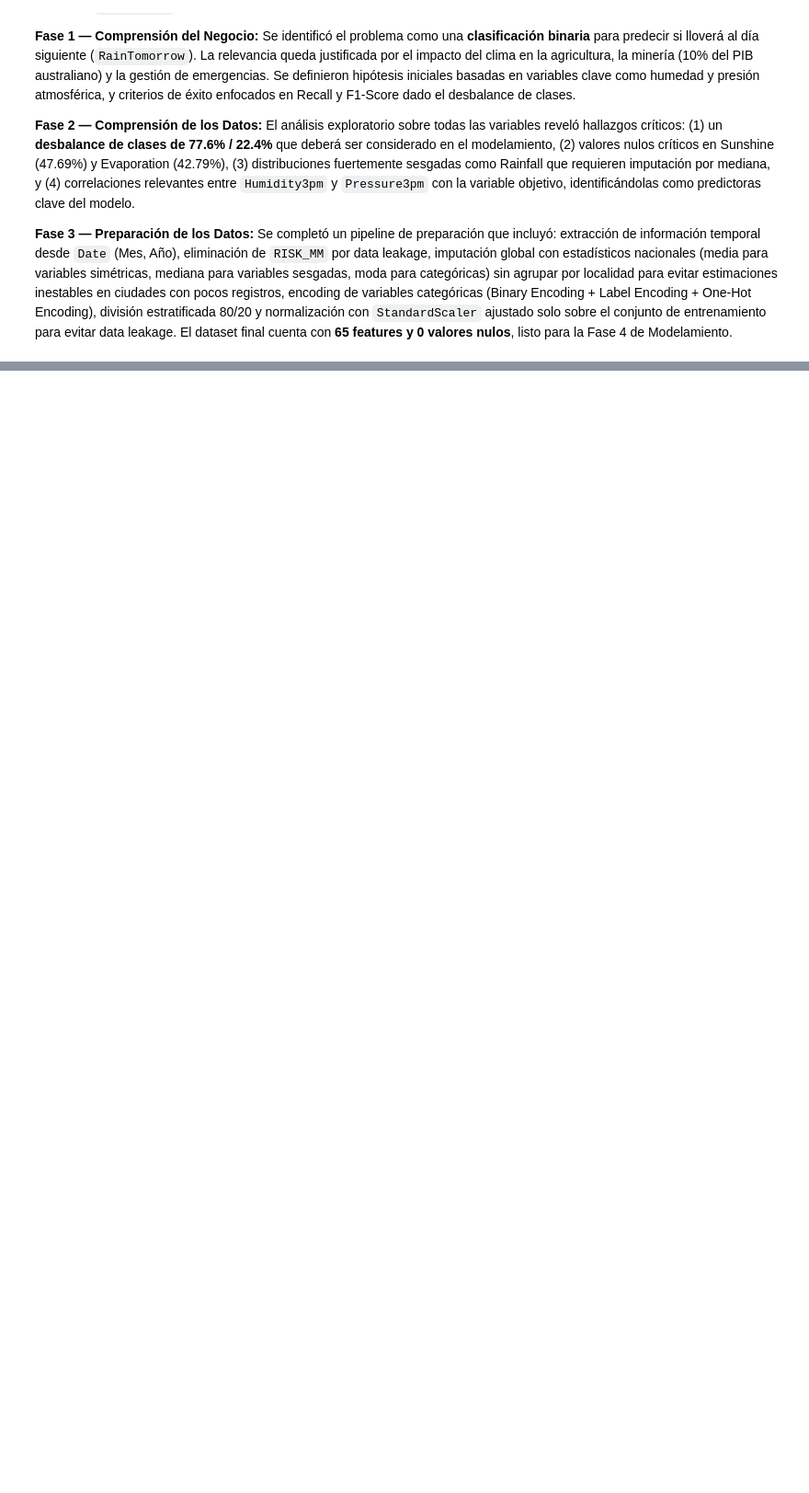
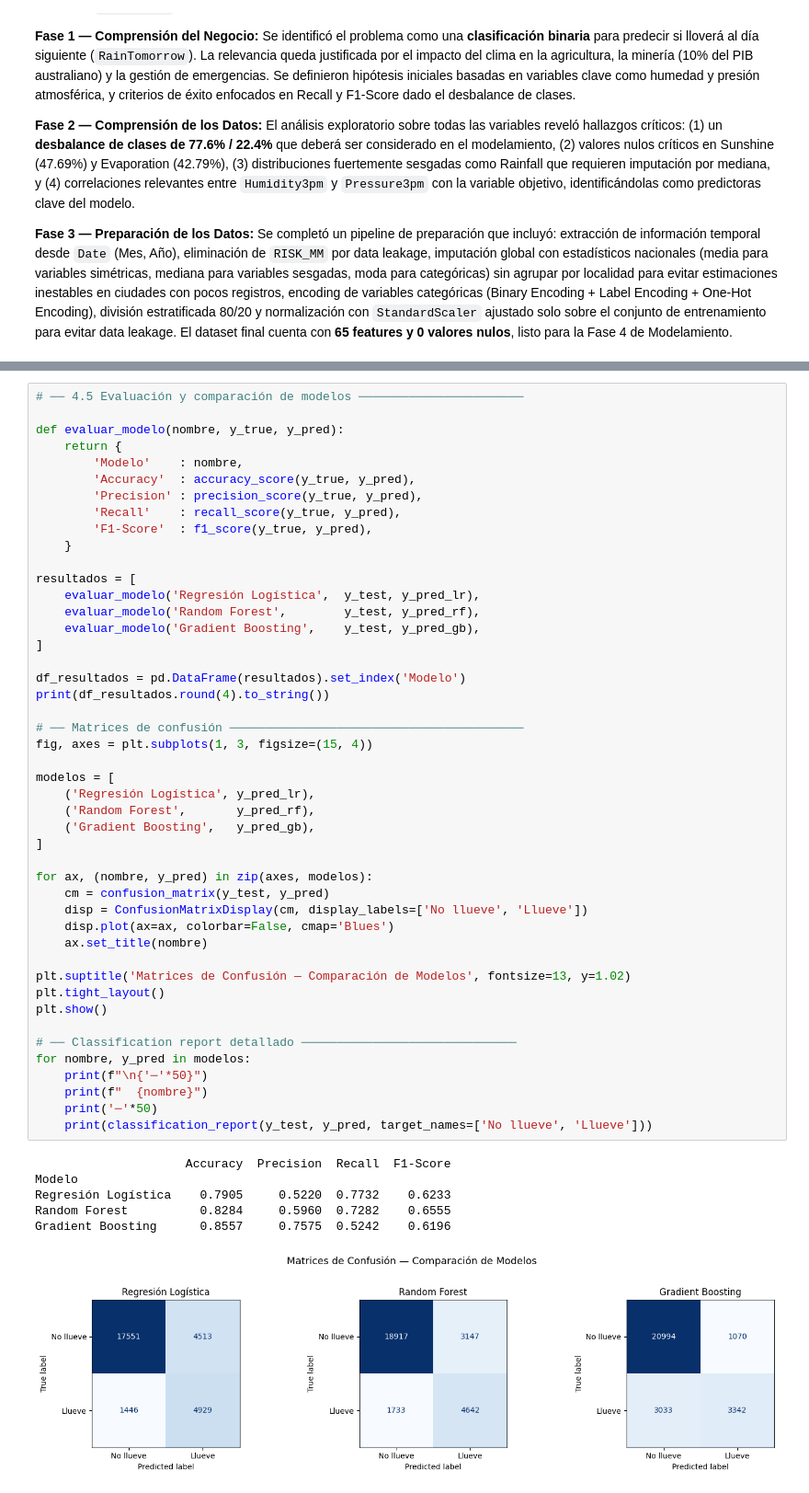
Before and after one commit to Eduloco420/InformeMineriaDeDatos, a Jupyter notebook: informe.ipynb, the cells around one changed output, grey strips where cells are left out. Shown at 92% size. Saved outputs shown, nothing was run; the diff lists cells and outputs as text; blank space fills up the shorter version.

```diff
--- a/informe.ipynb
+++ b/informe.ipynb
@@ -538,0 +689,53 @@ A lo largo de este informe se aplicó la metodología **CRISP-DM** en las tres p
+# %%
+# ── 4.5 Evaluación y comparación de modelos ───────────────────────
+
+def evaluar_modelo(nombre, y_true, y_pred):
+    return {
+        'Modelo'    : nombre,
+        'Accuracy'  : accuracy_score(y_true, y_pred),
+        'Precision' : precision_score(y_true, y_pred),
+        'Recall'    : recall_score(y_true, y_pred),
+        'F1-Score'  : f1_score(y_true, y_pred),
+    }
+
+resultados = [
+    evaluar_modelo('Regresión Logística',  y_test, y_pred_lr),
+    evaluar_modelo('Random Forest',        y_test, y_pred_rf),
+    evaluar_modelo('Gradient Boosting',    y_test, y_pred_gb),
+]
+
+df_resultados = pd.DataFrame(resultados).set_index('Modelo')
+print(df_resultados.round(4).to_string())
+
+# ── Matrices de confusión ─────────────────────────────────────────
+fig, axes = plt.subplots(1, 3, figsize=(15, 4))
+
+modelos = [
+    ('Regresión Logística', y_pred_lr),
+    ('Random Forest',       y_pred_rf),
+    ('Gradient Boosting',   y_pred_gb),
+]
+
+for ax, (nombre, y_pred) in zip(axes, modelos):
+    cm = confusion_matrix(y_test, y_pred)
+    disp = ConfusionMatrixDisplay(cm, display_labels=['No llueve', 'Llueve'])
+    disp.plot(ax=ax, colorbar=False, cmap='Blues')
+    ax.set_title(nombre)
+
+plt.suptitle('Matrices de Confusión — Comparación de Modelos', fontsize=13, y=1.02)
+plt.tight_layout()
+plt.show()
+
+# ── Classification report detallado ──────────────────────────────
+for nombre, y_pred in modelos:
+    print(f"\n{'─'*50}")
+    print(f"  {nombre}")
+    print('─'*50)
+    print(classification_report(y_test, y_pred, target_names=['No llueve', 'Llueve']))
+# %% [output]
+                     Accuracy  Precision  Recall  F1-Score
+Modelo
+Regresión Logística    0.7905     0.5220  0.7732    0.6233
+Random Forest          0.8284     0.5960  0.7282    0.6555
+Gradient Boosting      0.8557     0.7575  0.5242    0.6196
+[figure, added]
```
Also changed, not shown: parts of 9 cells of this notebook.
